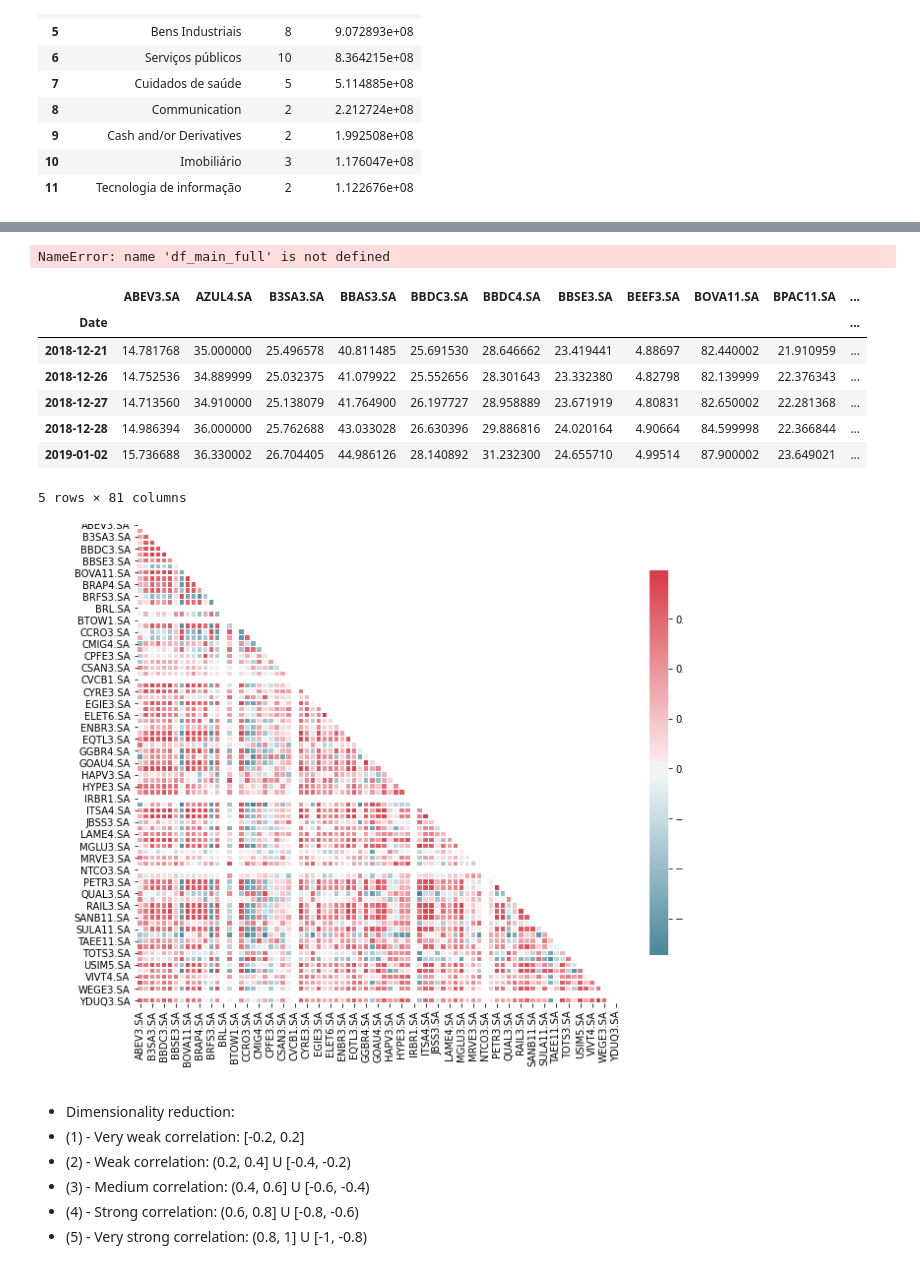
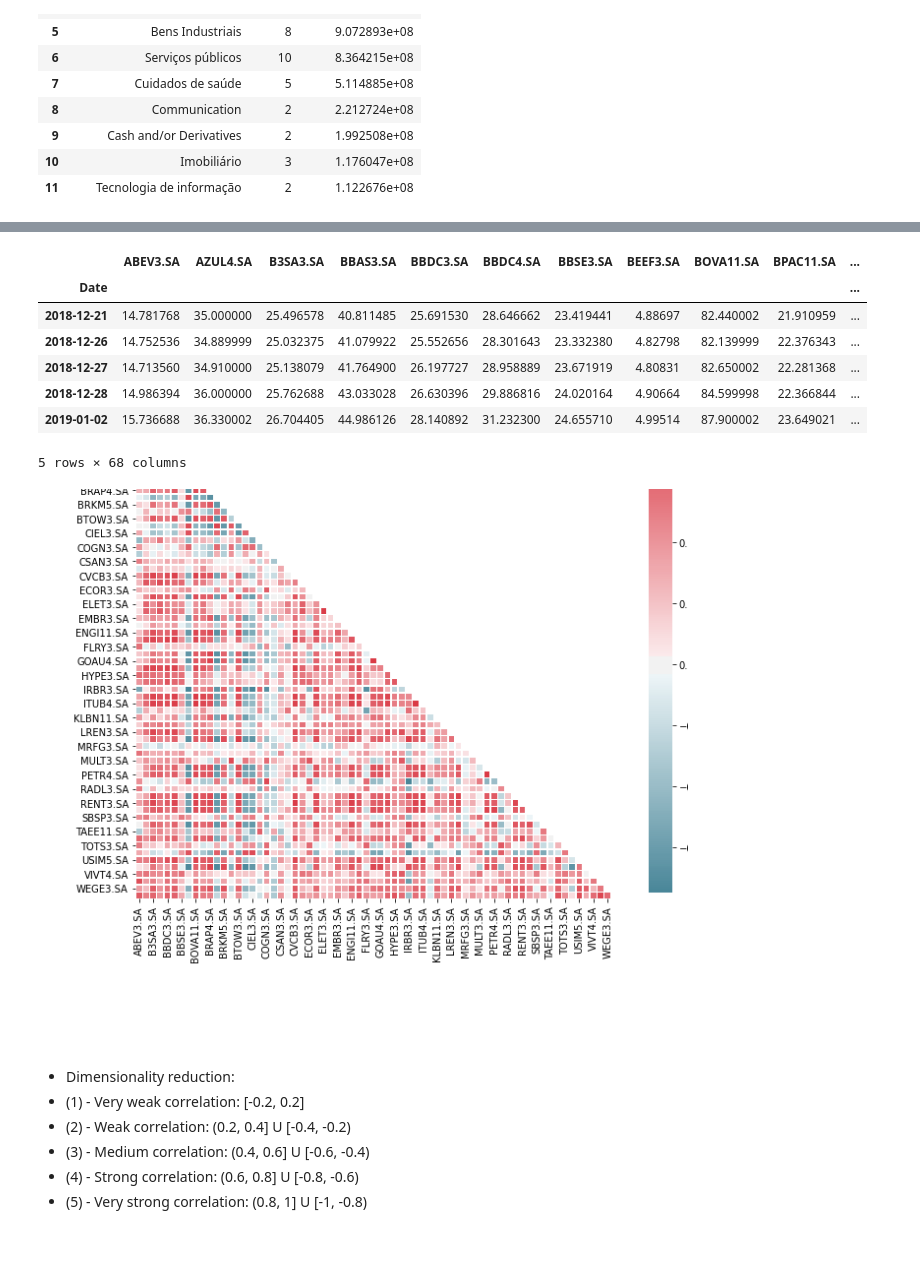
Before and after one commit to antoniosalomao/Rafter_A1, a Jupyter notebook: rafter_presentation.ipynb, the cells around one changed output, grey strips where cells are left out. Saved outputs shown, nothing was run; the diff lists cells and outputs as text; code cells hidden in the pictures.

```diff
--- a/rafter_presentation.ipynb
+++ b/rafter_presentation.ipynb
@@ -614,9 +614,7 @@ df_main_INDEX = yf.download(tickers_yahoo, start=start_i, parse_dates=True)
 # %%
 problematic_cols = ['BRL.SA', 'BTOW1.SA', 'CRFB3.SA', 'CVCB1.SA', 'GNDI3.SA', 'HAPV3.SA', 'HGTX3.SA', 'IRBR1.SA', 'NTCO3.SA', 'PCAR3.SA', 'SUZB3.SA', 'XBQ0.SA', 'BRDT3.SA']
 
-df_main_INDEX = df_main_full.drop(problematic_cols, axis=1, level=1)
+df_main_INDEX = df_main_INDEX.drop(problematic_cols, axis=1, level=1)
-# %% [output]
-NameError: name 'df_main_full' is not defined
 # %%
 # Creating Adjusted Close DataFrame
 
@@ -631,20 +629,20 @@ df_adj_close.tail()
 | 2018-12-27 | 14.713560 | 34.910000 | 25.138079 | 41.764900 | 26.197727 | 28.958889 | 23.671919 | 4.80831 | 82.650002 | 22.281368 | ... |
 | 2018-12-28 | 14.986394 | 36.000000 | 25.762688 | 43.033028 | 26.630396 | 29.886816 | 24.020164 | 4.90664 | 84.599998 | 22.366844 | ... |
 | 2019-01-02 | 15.736688 | 36.330002 | 26.704405 | 44.986126 | 28.140892 | 31.232300 | 24.655710 | 4.99514 | 87.900002 | 23.649021 | ... |
-5 rows × 81 columns
+5 rows × 68 columns
 # %%
 # Full Correlation Matrix:
 
 correl = df_adj_close.corr()
 mask = np.triu(np.ones_like(correl, dtype=np.bool))
-f, ax = plt.subplots(figsize=(11, 9))
+f, ax = plt.subplots(figsize=(11, 11))
 cmap = sns.diverging_palette(220, 10, as_cmap=True)
 
 sns.heatmap(correl, mask=mask, cmap=cmap, center=0, square=True, linewidths=0.5, cbar_kws={"shrink": 0.8})
 
 plt.show()
 # %% [output]
-[figure, old version]
+[figure, new version]
 # %% [markdown]
 - Dimensionality reduction:
 - (1) - Very weak correlation: [-0.2, 0.2]
```
Also changed, not shown: parts of 7 cells of this notebook.
